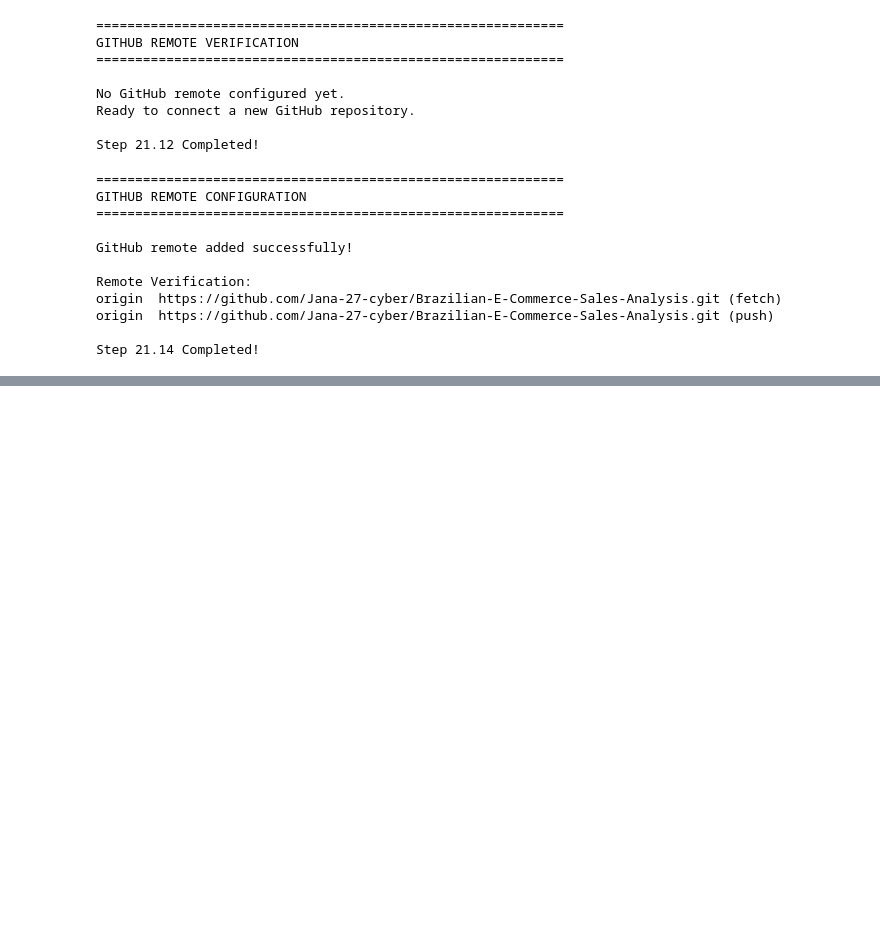
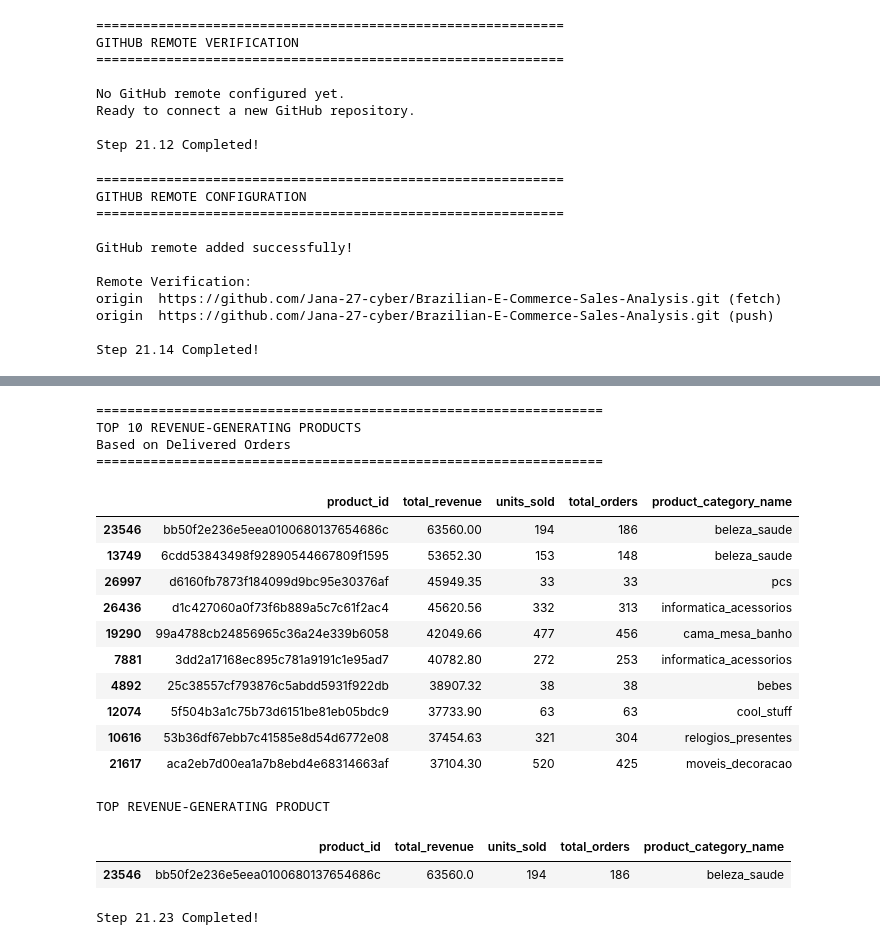
Before and after one commit to Jana-27-cyber/Brazilian-E-Commerce-Sales-Analysis, a Jupyter notebook: 01_data_inspection.ipynb, the cells around one changed output, grey strips where cells are left out. Saved outputs shown, nothing was run; the diff lists cells and outputs as text; code cells hidden in the pictures; blank space fills up the shorter version.

```diff
--- a/01_data_inspection.ipynb
+++ b/01_data_inspection.ipynb
@@ -11360,0 +11918,79 @@ Step 21.14 Completed!
+# %%
+import pandas as pd
+from pathlib import Path
+
+raw_path = Path.cwd() / "data" / "raw"
+
+# Load original datasets
+items = pd.read_csv(raw_path / "olist_order_items_dataset.csv")
+products = pd.read_csv(raw_path / "olist_products_dataset.csv")
+orders = pd.read_csv(raw_path / "olist_orders_dataset.csv")
+
+# Keep completed (delivered) orders
+delivered_orders = orders[
+    orders["order_status"] == "delivered"
+][["order_id"]]
+
+# Filter delivered order items
+delivered_items = items.merge(
+    delivered_orders,
+    on="order_id",
+    how="inner"
+)
+
+# Calculate product-wise revenue
+product_revenue = (
+    delivered_items
+    .groupby("product_id")
+    .agg(
+        total_revenue=("price", "sum"),
+        units_sold=("order_item_id", "count"),
+        total_orders=("order_id", "nunique")
+    )
+    .reset_index()
+)
+
+# Add product category
+product_revenue = product_revenue.merge(
+    products[["product_id", "product_category_name"]],
+    on="product_id",
+    how="left"
+)
+
+# Sort by revenue
+product_revenue = product_revenue.sort_values(
+    "total_revenue",
+    ascending=False
+)
+
+print("=" * 65)
+print("TOP 10 REVENUE-GENERATING PRODUCTS")
+print("Based on Delivered Orders")
+print("=" * 65)
+
+display(product_revenue.head(10))
+
+print("\nTOP REVENUE-GENERATING PRODUCT")
+display(product_revenue.head(1))
+
+print("\nStep 21.23 Completed!")
+# %% [output]
+=================================================================
+TOP 10 REVENUE-GENERATING PRODUCTS
+Based on Delivered Orders
+=================================================================
+|  | product_id | total_revenue | units_sold | total_orders | product_category_name |
+| 23546 | bb50f2e236e5eea0100680137654686c | 63560.00 | 194 | 186 | beleza_saude |
+| 13749 | 6cdd53843498f92890544667809f1595 | 53652.30 | 153 | 148 | beleza_saude |
+| 26997 | d6160fb7873f184099d9bc95e30376af | 45949.35 | 33 | 33 | pcs |
+| 26436 | d1c427060a0f73f6b889a5c7c61f2ac4 | 45620.56 | 332 | 313 | informatica_acessorios |
+| 19290 | 99a4788cb24856965c36a24e339b6058 | 42049.66 | 477 | 456 | cama_mesa_banho |
+| 7881 | 3dd2a17168ec895c781a9191c1e95ad7 | 40782.80 | 272 | 253 | informatica_acessorios |
+| 4892 | 25c38557cf793876c5abdd5931f922db | 38907.32 | 38 | 38 | bebes |
+| 12074 | 5f504b3a1c75b73d6151be81eb05bdc9 | 37733.90 | 63 | 63 | cool_stuff |
+| 10616 | 53b36df67ebb7c41585e8d54d6772e08 | 37454.63 | 321 | 304 | relogios_presentes |
+| 21617 | aca2eb7d00ea1a7b8ebd4e68314663af | 37104.30 | 520 | 425 | moveis_decoracao |
+TOP REVENUE-GENERATING PRODUCT
+|  | product_id | total_revenue | units_sold | total_orders | product_category_name |
+| 23546 | bb50f2e236e5eea0100680137654686c | 63560.0 | 194 | 186 | beleza_saude |
+Step 21.23 Completed!
```
Also changed, not shown: parts of 12 cells of this notebook, 1 other file.
